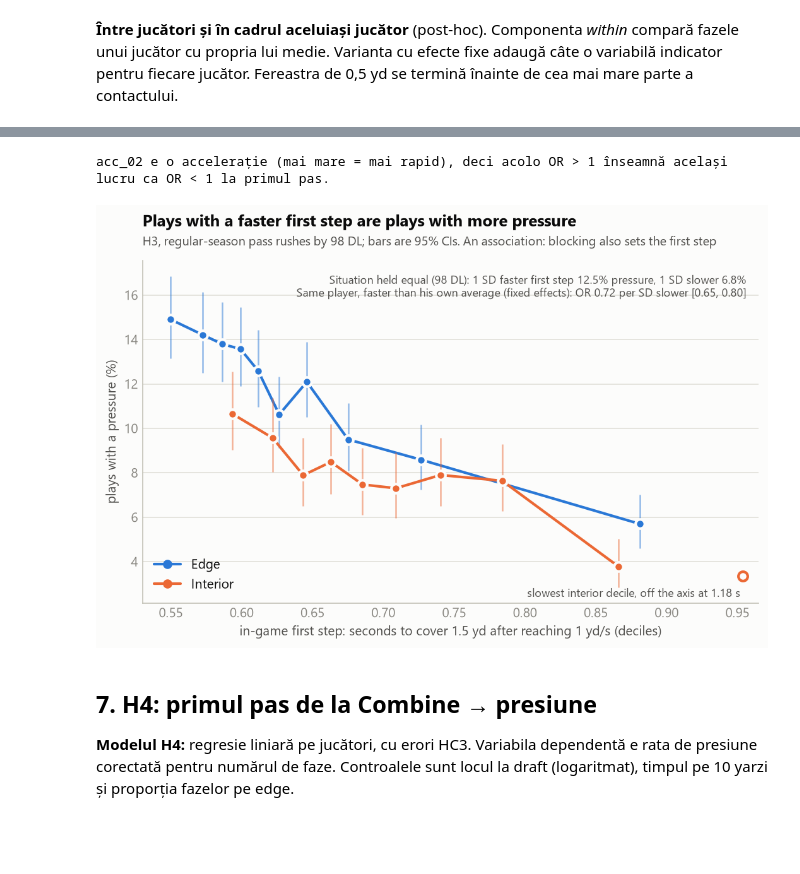
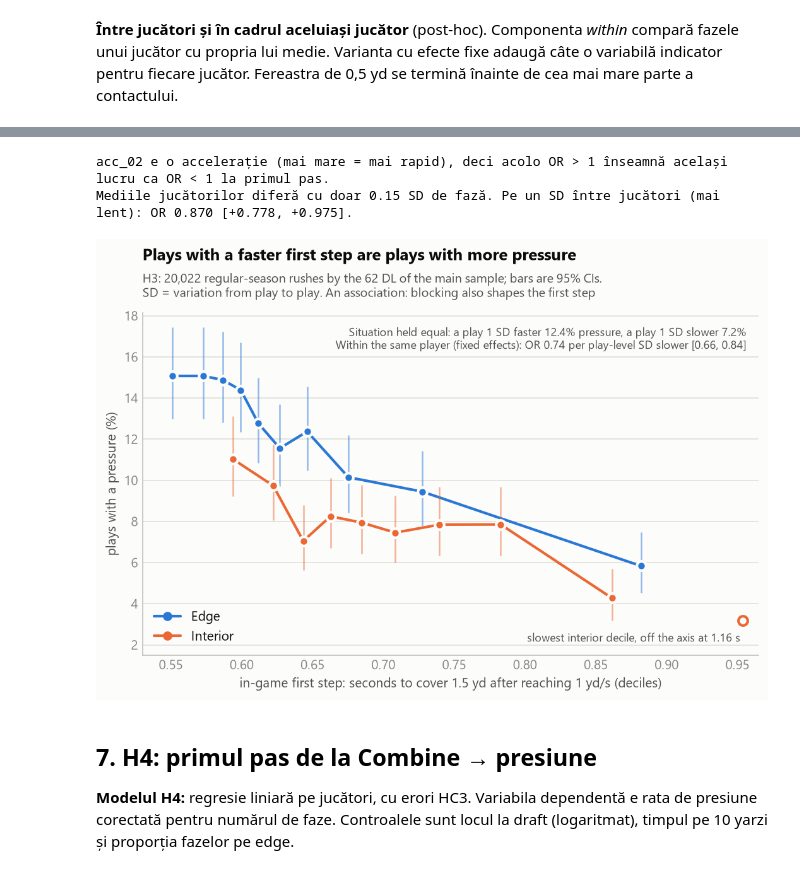
Before and after one commit to Nasalciuc/NFL-Hacktone-2026, a Jupyter notebook: dl_first_step/review_notebook.ipynb, the cells around one changed output, grey strips where cells are left out. Saved outputs shown, nothing was run; the diff lists cells and outputs as text; code cells hidden in the pictures; blank space fills up the shorter version.

```diff
--- a/dl_first_step/review_notebook.ipynb
+++ b/dl_first_step/review_notebook.ipynb
@@ -50,8 +51,8 @@ rev = json.load(open(os.path.join(OUT, "review_round2.json")))
 plays = pl.read_parquet(os.path.join(OUT, "game_rush_plays.parquet"))
 creps = pl.read_parquet(os.path.join(OUT, "combine_reps.parquet"))
 cdl = pl.read_parquet(os.path.join(OUT, "combine_dl_players.parquet"))
-elig = plays.filter(pl.col("stance_start") & pl.col("lined_up_position").is_in(["EDGE", "INTERIOR_LINE"])
-                    & (pl.col("play_nullified_by_penalty") == "N") & (pl.col("blitzing") == True))
+rev3 = json.load(open(os.path.join(OUT, "review_round3.json")))
+elig = common.eligible_plays(plays)   # the same filter every script uses
 print(f"faze eligibile: {elig.height:,}; jucători: {elig['nfl_id'].n_unique()}")
 # %% [output]
 faze eligibile: 26,133; jucători: 98
@@ -422,24 +415,28 @@ faze: 20,012; jucători: 62; pseudo R²: 0.029
 # %%
 rows = []
 for sample, block in rev["H3_decomposed"].items():
     for meas, v in block.items():
         rows.append({"eșantion": sample, "măsura": meas, "în cadrul jucătorului: OR pe SD": v["or_within_per_overall_sd"],
                      "IC": ci(v["or_within_ci"]), "p": v["p_within"], "între jucători: OR pe SD": v["or_between"],
                      "IC între": ci(v["or_between_ci"]), "p între": v["p_between"], "efecte fixe: OR": v["fixed_effects_or"],
                      "IC efecte fixe": ci(v["fixed_effects_ci"]), "faze": v["plays"]})
 display(pd.DataFrame(rows))
 print("acc_02 e o accelerație (mai mare = mai rapid), deci acolo OR > 1 înseamnă același lucru ca OR < 1 la primul pas.")
+s3 = rev3["h3_scales"]
+print(f"Mediile jucătorilor diferă cu doar {s3['sd_of_player_averages_in_play_sd_units']:.2f} SD de fază. "
+      f"Pe un SD între jucători (mai lent): OR {s3['or_between_per_player_sd']:.3f} {ci(s3['or_between_per_player_sd_ci'])}.")
 display(Image(filename=os.path.join(FIG, "f5_pressure_vs_first_step.png")))
 # %% [output]
 |  | eșantion | măsura | în cadrul jucătorului: OR pe SD | IC | p | între jucători: OR pe SD | IC între | p între | ... |
 | 0 | main_62 | burst_15 | 0.749 | [+0.665, +0.843] | 1.755e-06 | 0.406 | [+0.195, +0.846] | 1.604e-02 | ... |
 | 1 | main_62 | burst_05 | 0.875 | [+0.811, +0.944] | 5.874e-04 | 0.870 | [+0.617, +1.228] | 4.283e-01 | ... |
 | 2 | main_62 | acc_02 | 1.116 | [+1.057, +1.179] | 6.890e-05 | 1.838 | [+1.341, +2.517] | 1.511e-04 | ... |
 | 3 | all_98 | burst_15 | 0.726 | [+0.654, +0.807] | 2.695e-09 | 0.391 | [+0.195, +0.782] | 7.906e-03 | ... |
 | 4 | all_98 | burst_05 | 0.872 | [+0.818, +0.930] | 2.769e-05 | 0.893 | [+0.665, +1.200] | 4.539e-01 | ... |
 | 5 | all_98 | acc_02 | 1.143 | [+1.085, +1.205] | 4.604e-07 | 1.949 | [+1.422, +2.673] | 3.423e-05 | ... |
 acc_02 e o accelerație (mai mare = mai rapid), deci acolo OR > 1 înseamnă același lucru ca OR < 1 la primul pas.
+Mediile jucătorilor diferă cu doar 0.15 SD de fază. Pe un SD între jucători (mai lent): OR 0.870 [+0.778, +0.975].
-[figure, old version]
+[figure, new version]
 # %% [markdown]
 ## 7. H4: primul pas de la Combine → presiune
 
```
Also changed, not shown: parts of 13 cells of this notebook, 23 other files.
